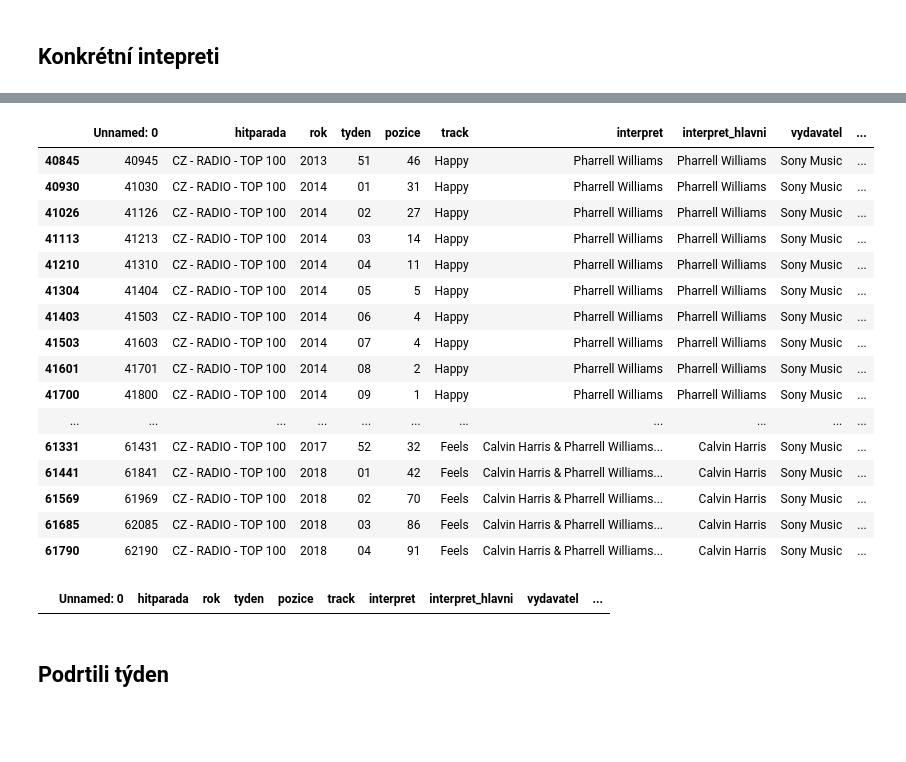
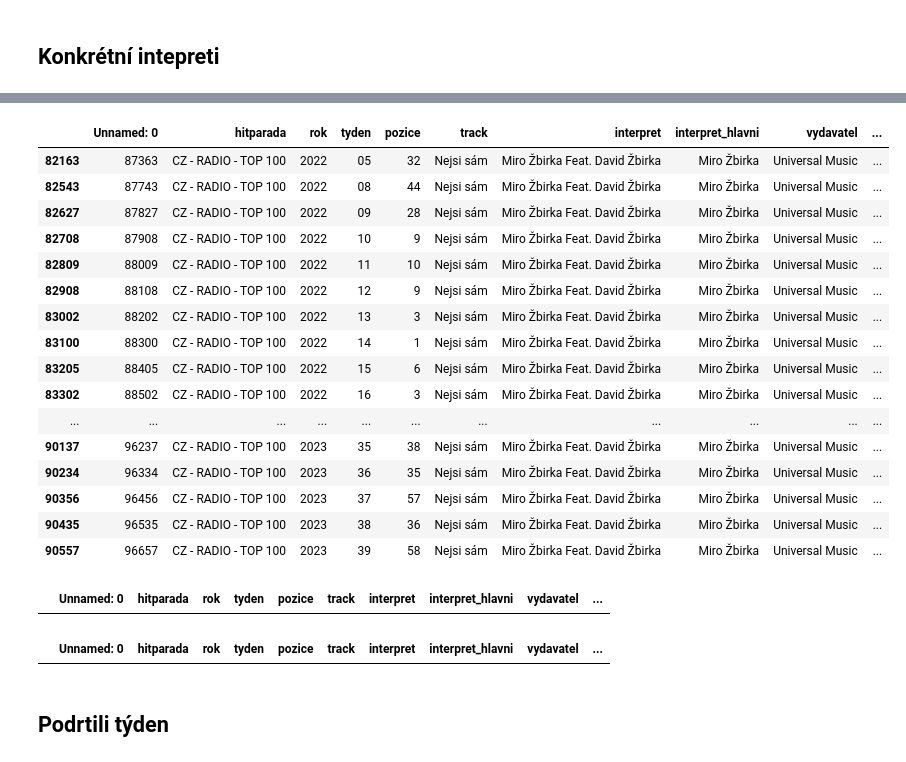
Before and after one commit to DataRozhlas/hitparady, a Jupyter notebook: 100 explorace CZ - RADIO - TOP 100.ipynb, the cells around one changed output, grey strips where cells are left out. Drawn from its saved outputs; the diff is of its cells as text; code cells hidden in the pictures; blank space fills up the shorter version.

```diff
--- a/100 explorace CZ - RADIO - TOP 100.ipynb
+++ b/100 explorace CZ - RADIO - TOP 100.ipynb
@@ -299,23 +299,23 @@ df[df['interpret'].str.lower().str.contains('u2',na=False)]
 | 61488 | 61888 | CZ - RADIO - TOP 100 | 2018 | 01 | 89 | You’re The Best Thing About Me | U2 | U2 | Universal Music | ... |
 | 61579 | 61979 | CZ - RADIO - TOP 100 | 2018 | 02 | 80 | You’re The Best Thing About Me | U2 | U2 | Universal Music | ... |
 # %%
-df[df['interpret'].str.lower().str.contains('pharrell wi',na=False)]
+df[df['track'].str.lower().str.contains('nejsi sá',na=False)]
 # %% [output]
 |  | Unnamed: 0 | hitparada | rok | tyden | pozice | track | interpret | interpret_hlavni | vydavatel | ... |
-| 40845 | 40945 | CZ - RADIO - TOP 100 | 2013 | 51 | 46 | Happy | Pharrell Williams | Pharrell Williams | Sony Music | ... |
-| 40930 | 41030 | CZ - RADIO - TOP 100 | 2014 | 01 | 31 | Happy | Pharrell Williams | Pharrell Williams | Sony Music | ... |
-| 41026 | 41126 | CZ - RADIO - TOP 100 | 2014 | 02 | 27 | Happy | Pharrell Williams | Pharrell Williams | Sony Music | ... |
-| 41113 | 41213 | CZ - RADIO - TOP 100 | 2014 | 03 | 14 | Happy | Pharrell Williams | Pharrell Williams | Sony Music | ... |
-| 41210 | 41310 | CZ - RADIO - TOP 100 | 2014 | 04 | 11 | Happy | Pharrell Williams | Pharrell Williams | Sony Music | ... |
-| 41304 | 41404 | CZ - RADIO - TOP 100 | 2014 | 05 | 5 | Happy | Pharrell Williams | Pharrell Williams | Sony Music | ... |
-| 41403 | 41503 | CZ - RADIO - TOP 100 | 2014 | 06 | 4 | Happy | Pharrell Williams | Pharrell Williams | Sony Music | ... |
-| 41503 | 41603 | CZ - RADIO - TOP 100 | 2014 | 07 | 4 | Happy | Pharrell Williams | Pharrell Williams | Sony Music | ... |
-| 41601 | 41701 | CZ - RADIO - TOP 100 | 2014 | 08 | 2 | Happy | Pharrell Williams | Pharrell Williams | Sony Music | ... |
-| 41700 | 41800 | CZ - RADIO - TOP 100 | 2014 | 09 | 1 | Happy | Pharrell Williams | Pharrell Williams | Sony Music | ... |
+| 82163 | 87363 | CZ - RADIO - TOP 100 | 2022 | 05 | 32 | Nejsi sám | Miro Žbirka Feat. David Žbirka | Miro Žbirka | Universal Music | ... |
+| 82543 | 87743 | CZ - RADIO - TOP 100 | 2022 | 08 | 44 | Nejsi sám | Miro Žbirka Feat. David Žbirka | Miro Žbirka | Universal Music | ... |
+| 82627 | 87827 | CZ - RADIO - TOP 100 | 2022 | 09 | 28 | Nejsi sám | Miro Žbirka Feat. David Žbirka | Miro Žbirka | Universal Music | ... |
+| 82708 | 87908 | CZ - RADIO - TOP 100 | 2022 | 10 | 9 | Nejsi sám | Miro Žbirka Feat. David Žbirka | Miro Žbirka | Universal Music | ... |
+| 82809 | 88009 | CZ - RADIO - TOP 100 | 2022 | 11 | 10 | Nejsi sám | Miro Žbirka Feat. David Žbirka | Miro Žbirka | Universal Music | ... |
+| 82908 | 88108 | CZ - RADIO - TOP 100 | 2022 | 12 | 9 | Nejsi sám | Miro Žbirka Feat. David Žbirka | Miro Žbirka | Universal Music | ... |
+| 83002 | 88202 | CZ - RADIO - TOP 100 | 2022 | 13 | 3 | Nejsi sám | Miro Žbirka Feat. David Žbirka | Miro Žbirka | Universal Music | ... |
+| 83100 | 88300 | CZ - RADIO - TOP 100 | 2022 | 14 | 1 | Nejsi sám | Miro Žbirka Feat. David Žbirka | Miro Žbirka | Universal Music | ... |
+| 83205 | 88405 | CZ - RADIO - TOP 100 | 2022 | 15 | 6 | Nejsi sám | Miro Žbirka Feat. David Žbirka | Miro Žbirka | Universal Music | ... |
+| 83302 | 88502 | CZ - RADIO - TOP 100 | 2022 | 16 | 3 | Nejsi sám | Miro Žbirka Feat. David Žbirka | Miro Žbirka | Universal Music | ... |
 | ... | ... | ... | ... | ... | ... | ... | ... | ... | ... | ... |
-| 61331 | 61431 | CZ - RADIO - TOP 100 | 2017 | 52 | 32 | Feels | Calvin Harris & Pharrell Williams... | Calvin Harris | Sony Music | ... |
-| 61441 | 61841 | CZ - RADIO - TOP 100 | 2018 | 01 | 42 | Feels | Calvin Harris & Pharrell Williams... | Calvin Harris | Sony Music | ... |
-| 61569 | 61969 | CZ - RADIO - TOP 100 | 2018 | 02 | 70 | Feels | Calvin Harris & Pharrell Williams... | Calvin Harris | Sony Music | ... |
-| 61685 | 62085 | CZ - RADIO - TOP 100 | 2018 | 03 | 86 | Feels | Calvin Harris & Pharrell Williams... | Calvin Harris | Sony Music | ... |
-| 61790 | 62190 | CZ - RADIO - TOP 100 | 2018 | 04 | 91 | Feels | Calvin Harris & Pharrell Williams... | Calvin Harris | Sony Music | ... |
+| 90137 | 96237 | CZ - RADIO - TOP 100 | 2023 | 35 | 38 | Nejsi sám | Miro Žbirka Feat. David Žbirka | Miro Žbirka | Universal Music | ... |
+| 90234 | 96334 | CZ - RADIO - TOP 100 | 2023 | 36 | 35 | Nejsi sám | Miro Žbirka Feat. David Žbirka | Miro Žbirka | Universal Music | ... |
+| 90356 | 96456 | CZ - RADIO - TOP 100 | 2023 | 37 | 57 | Nejsi sám | Miro Žbirka Feat. David Žbirka | Miro Žbirka | Universal Music | ... |
+| 90435 | 96535 | CZ - RADIO - TOP 100 | 2023 | 38 | 36 | Nejsi sám | Miro Žbirka Feat. David Žbirka | Miro Žbirka | Universal Music | ... |
+| 90557 | 96657 | CZ - RADIO - TOP 100 | 2023 | 39 | 58 | Nejsi sám | Miro Žbirka Feat. David Žbirka | Miro Žbirka | Universal Music | ... |
 # %%
@@ -323,5 +323,9 @@ df[df['interpret'].str.lower().str.contains('nick cav',na=False)]
 # %% [output]
 |  | Unnamed: 0 | hitparada | rok | tyden | pozice | track | interpret | interpret_hlavni | vydavatel | ... |
+# %%
+df[df['interpret'].str.lower().str.contains('minut',na=False)]
+# %% [output]
+|  | Unnamed: 0 | hitparada | rok | tyden | pozice | track | interpret | interpret_hlavni | vydavatel | ... |
 # %% [markdown]
 ## Podrtili týden
 # %%
```
Also changed, not shown: parts of 2 cells of this notebook, 10 other files.
